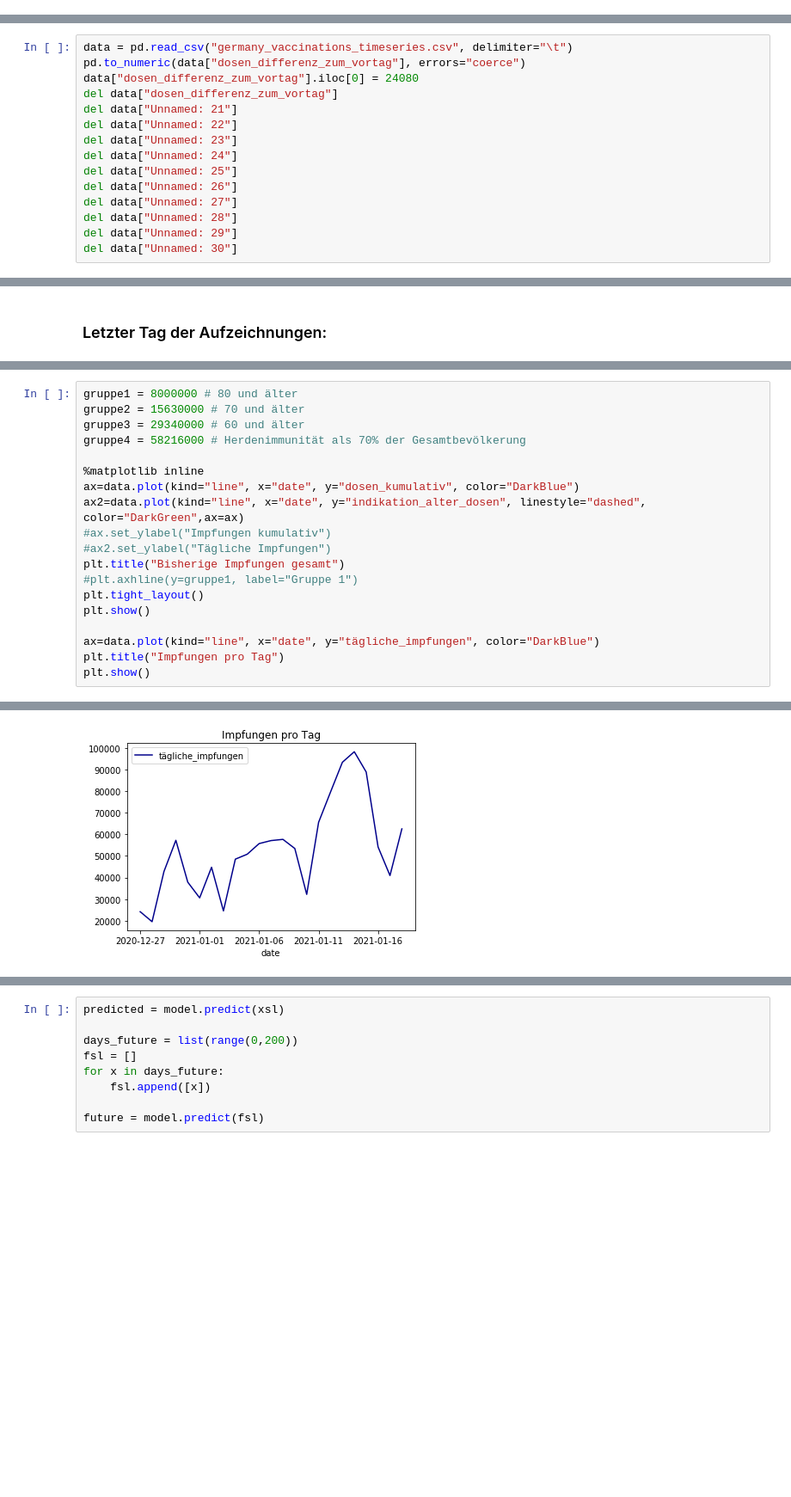
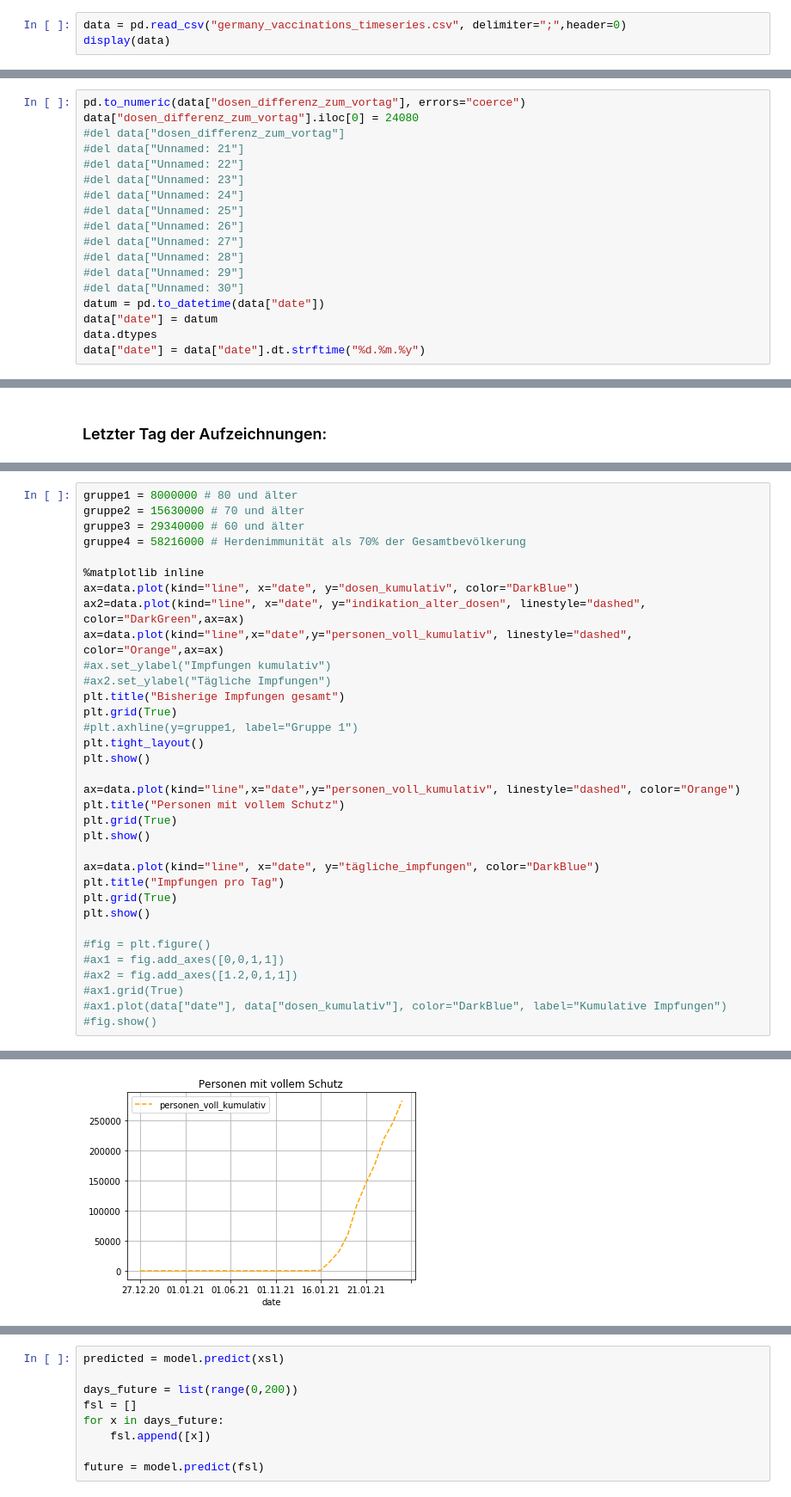
Before and after one commit to ffrue/Impfkampagne---Uebersicht-und-Prognosen, a Jupyter notebook: Impfungen Analyse.ipynb, the cells around one changed output, grey strips where cells are left out. Shown: that part at 86% size. Saved outputs shown, nothing was run; the diff lists cells and outputs as text; blank space fills up the shorter version.

```diff
--- a/Impfungen Analyse.ipynb
+++ b/Impfungen Analyse.ipynb
@@ -30,3 +32,6 @@ $( document ).ready(code_toggle);
 <form action="javascript:code_toggle()"><input type="submit" value="Click here to toggle on/off the raw code."></form>''')
 # %% [output]
 [interactive output not drawn]
+# %%
+data = pd.read_csv("germany_vaccinations_timeseries.csv", delimiter=";",header=0)
+display(data)
@@ -33,20 +56,23 @@ $( document ).ready(code_toggle);
 # %% [markdown]
 ### Sämtliche Daten:
 # %%
-data = pd.read_csv("germany_vaccinations_timeseries.csv", delimiter="\t")
 pd.to_numeric(data["dosen_differenz_zum_vortag"], errors="coerce")
 data["dosen_differenz_zum_vortag"].iloc[0] = 24080
-del data["dosen_differenz_zum_vortag"]
-del data["Unnamed: 21"]
-del data["Unnamed: 22"]
-del data["Unnamed: 23"]
-del data["Unnamed: 24"]
-del data["Unnamed: 25"]
-del data["Unnamed: 26"]
-del data["Unnamed: 27"]
-del data["Unnamed: 28"]
-del data["Unnamed: 29"]
-del data["Unnamed: 30"]
+#del data["dosen_differenz_zum_vortag"]
+#del data["Unnamed: 21"]
+#del data["Unnamed: 22"]
+#del data["Unnamed: 23"]
+#del data["Unnamed: 24"]
+#del data["Unnamed: 25"]
+#del data["Unnamed: 26"]
+#del data["Unnamed: 27"]
+#del data["Unnamed: 28"]
+#del data["Unnamed: 29"]
+#del data["Unnamed: 30"]
+datum = pd.to_datetime(data["date"])
+data["date"] = datum
+data.dtypes
+data["date"] = data["date"].dt.strftime("%d.%m.%y")
 # %%
 days = np.arange(len(data))
 impfungen_kumulativ = np.array(data["dosen_kumulativ"])
@@ -140,14 +166,29 @@ gruppe4 = 58216000 # Herdenimmunität als 70% der Gesamtbevölkerung
 %matplotlib inline
 ax=data.plot(kind="line", x="date", y="dosen_kumulativ", color="DarkBlue")
 ax2=data.plot(kind="line", x="date", y="indikation_alter_dosen", linestyle="dashed", color="DarkGreen",ax=ax)
+ax=data.plot(kind="line",x="date",y="personen_voll_kumulativ", linestyle="dashed", color="Orange",ax=ax)
 #ax.set_ylabel("Impfungen kumulativ")
 #ax2.set_ylabel("Tägliche Impfungen")
 plt.title("Bisherige Impfungen gesamt")
+plt.grid(True)
 #plt.axhline(y=gruppe1, label="Gruppe 1")
 plt.tight_layout()
 plt.show()
 
+ax=data.plot(kind="line",x="date",y="personen_voll_kumulativ", linestyle="dashed", color="Orange")
+plt.title("Personen mit vollem Schutz")
+plt.grid(True)
+plt.show()
+
 ax=data.plot(kind="line", x="date", y="tägliche_impfungen", color="DarkBlue")
 plt.title("Impfungen pro Tag")
+plt.grid(True)
 plt.show()
+
+#fig = plt.figure()
+#ax1 = fig.add_axes([0,0,1,1])
+#ax2 = fig.add_axes([1.2,0,1,1])
+#ax1.grid(True)
+#ax1.plot(data["date"], data["dosen_kumulativ"], color="DarkBlue", label="Kumulative Impfungen")
+#fig.show()
 # %% [output]
@@ -155 +196 @@ plt.show()
-[figure, old version]
+[figure, new version]
```
Also changed, not shown: parts of 11 cells of this notebook.
